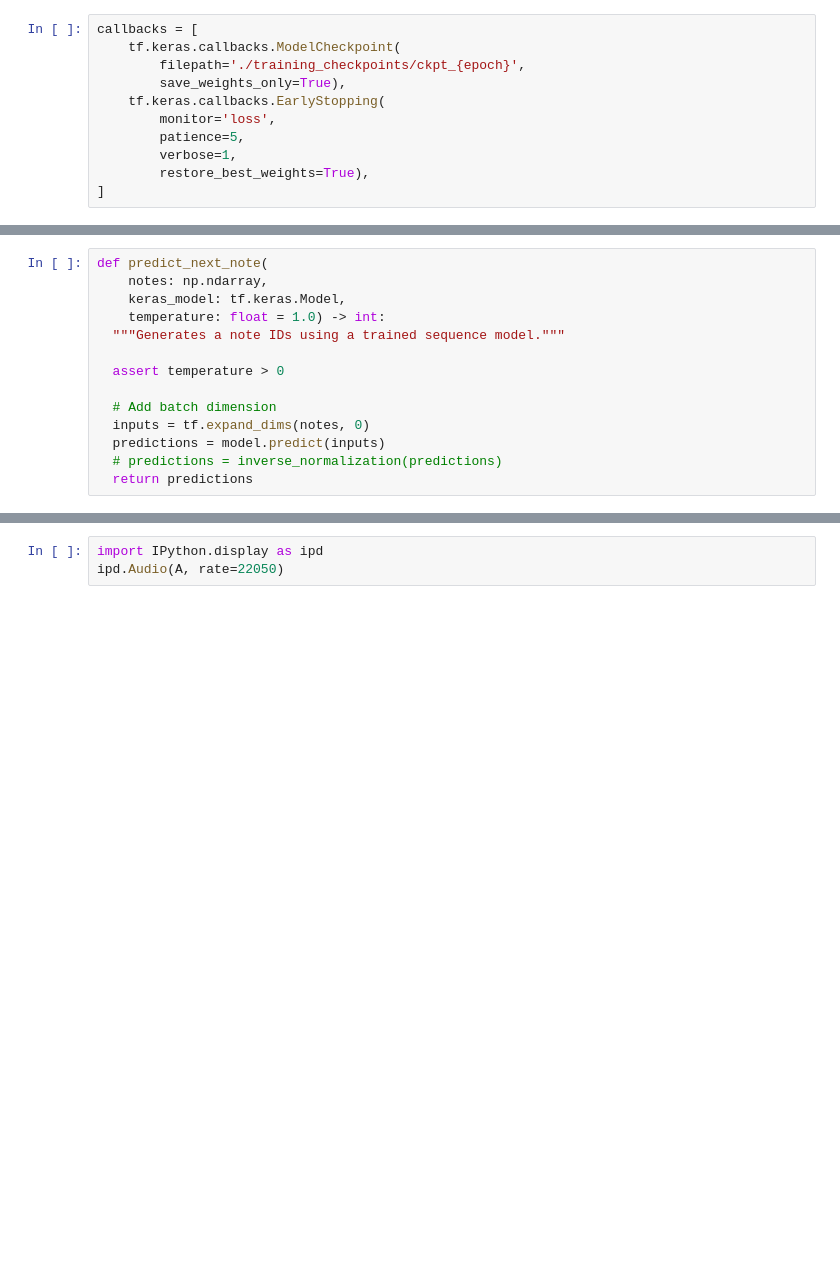
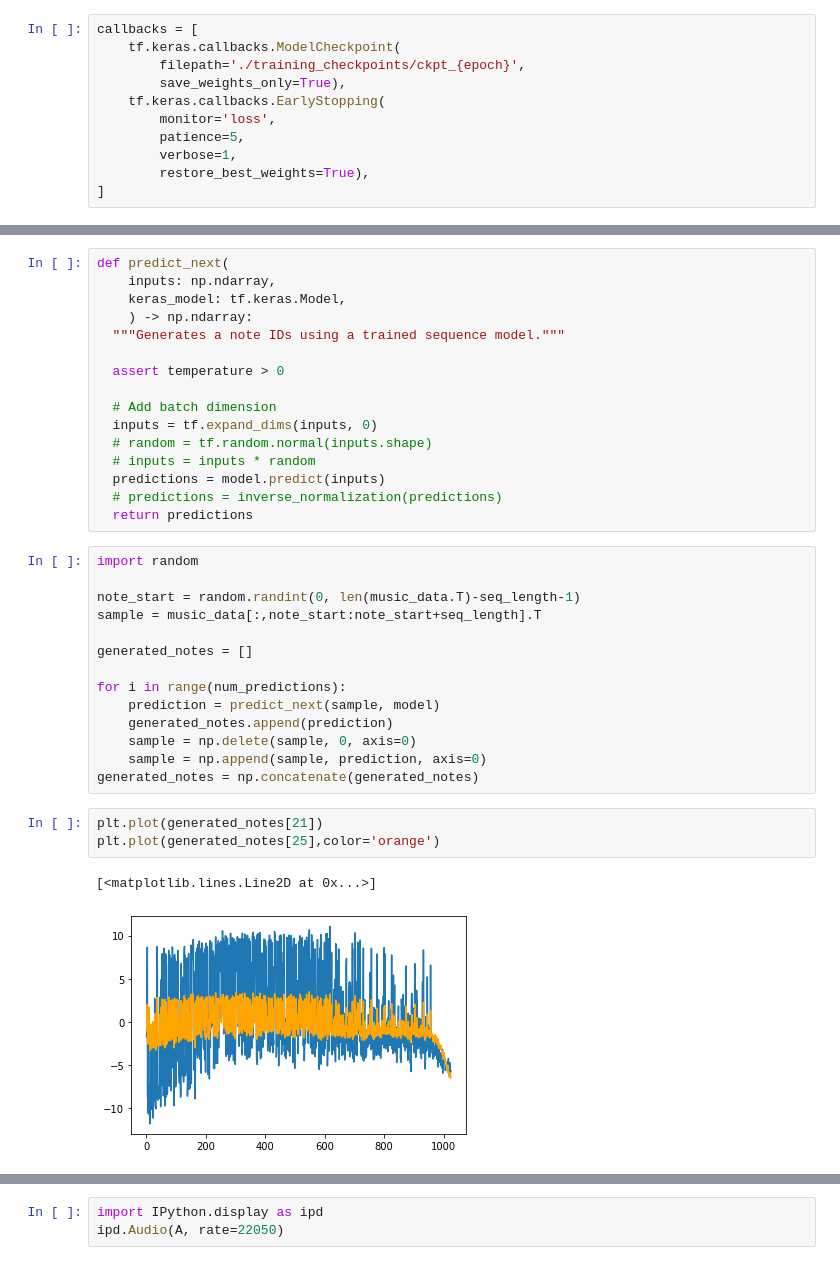
Before and after one commit to erdiari/FIZ437E-TermProject, a Jupyter notebook: model.ipynb, the cells around one changed output, grey strips where cells are left out. Cells and saved outputs as stored; diff of their text form; blank space fills up the shorter version.

Commit message:
Created basic music making pipeline

```diff
--- a/model.ipynb
+++ b/model.ipynb
@@ -208,15 +213,37 @@ WARNING:absl:<keras.layers.recurrent.LSTMCell object at 0x...> has the same name
 # %%
-def predict_next_note(
-    notes: np.ndarray,
+def predict_next(
+    inputs: np.ndarray,
     keras_model: tf.keras.Model,
-    temperature: float = 1.0) -> int:
+    ) -> np.ndarray:
   """Generates a note IDs using a trained sequence model."""
 
   assert temperature > 0
 
   # Add batch dimension
-  inputs = tf.expand_dims(notes, 0)
+  inputs = tf.expand_dims(inputs, 0)
+  # random = tf.random.normal(inputs.shape)
+  # inputs = inputs * random
   predictions = model.predict(inputs)
   # predictions = inverse_normalization(predictions)
   return predictions
+# %%
+import random
+
+note_start = random.randint(0, len(music_data.T)-seq_length-1)
+sample = music_data[:,note_start:note_start+seq_length].T
+
+generated_notes = []
+
+for i in range(num_predictions):
+    prediction = predict_next(sample, model)
+    generated_notes.append(prediction)
+    sample = np.delete(sample, 0, axis=0)
+    sample = np.append(sample, prediction, axis=0)
+generated_notes = np.concatenate(generated_notes)
+# %%
+plt.plot(generated_notes[21])
+plt.plot(generated_notes[25],color='orange')
+# %% [output]
+[<matplotlib.lines.Line2D at 0x...>]
+[figure, added]
 # %%
```
Also changed, not shown: parts of 23 cells of this notebook, 1 other file.
